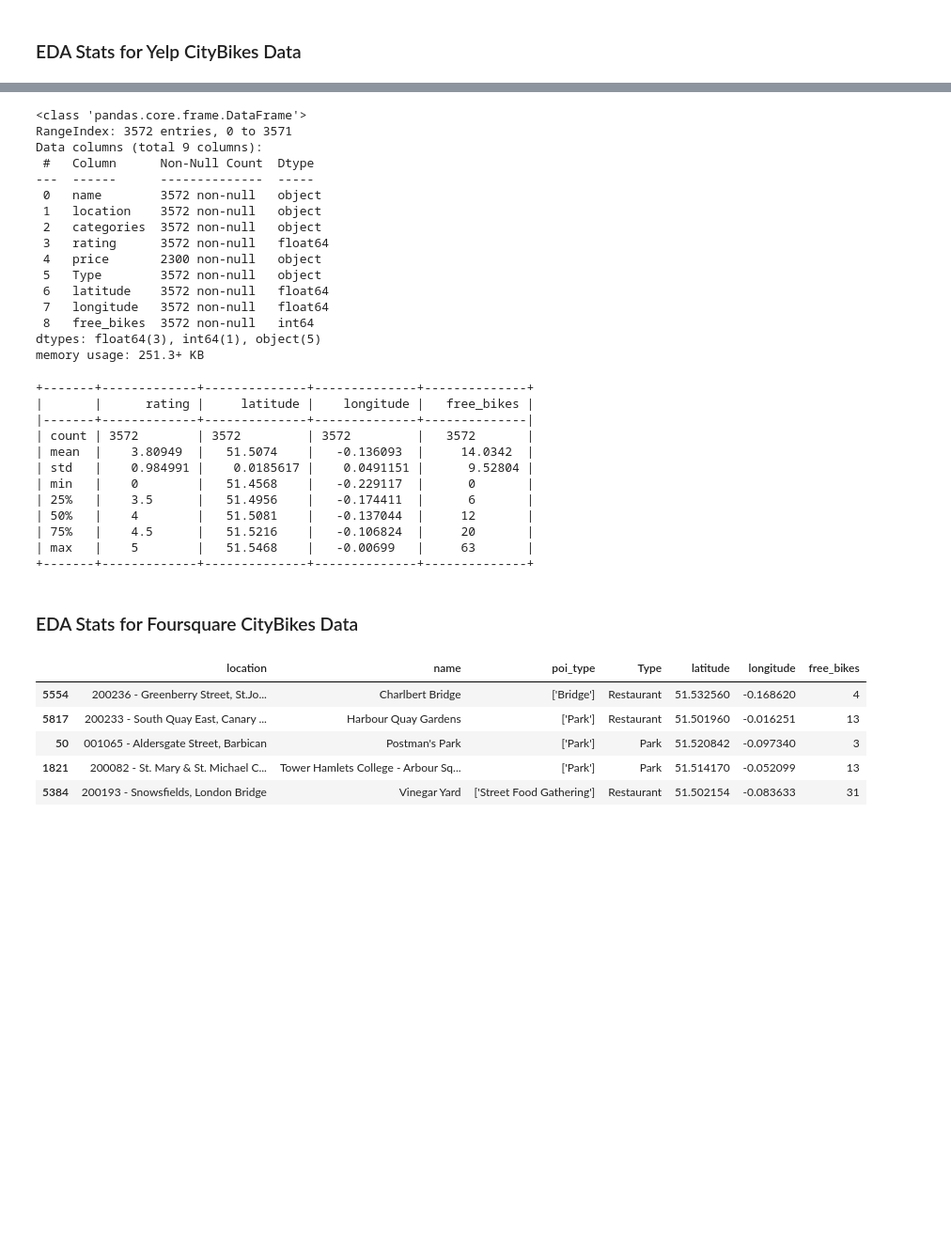
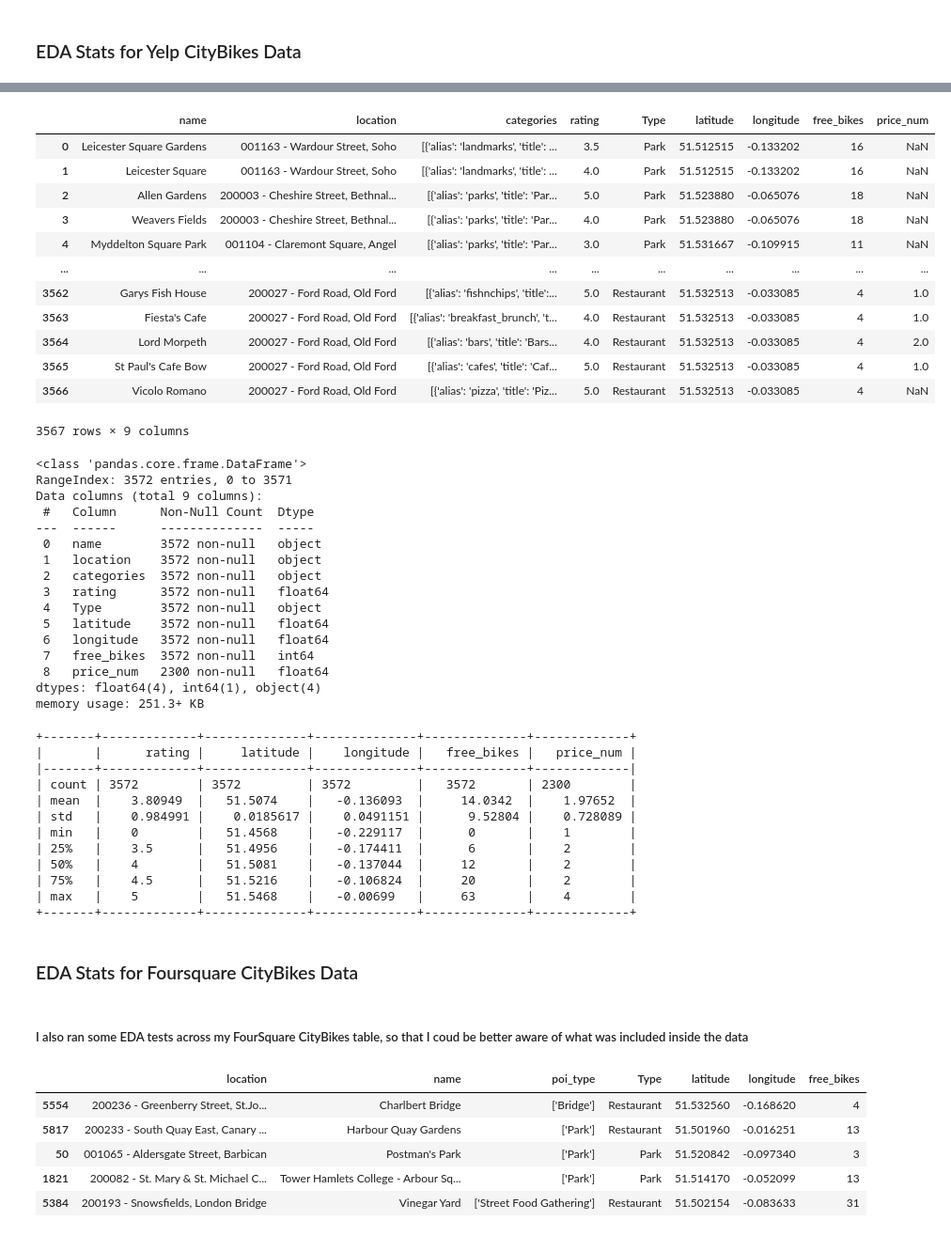
Before and after one commit to Brittanysacha/Statistical-Modelling-of-CityBike-Locations-and-Points-of-Interest-in-London, a Jupyter notebook: notebooks/joining_data.ipynb, the cells around one changed output, grey strips where cells are left out. Shown: that part at 94% size. Saved outputs shown, nothing was run; the diff lists cells and outputs as text; code cells hidden in the pictures; blank space fills up the shorter version.

```diff
--- a/notebooks/joining_data.ipynb
+++ b/notebooks/joining_data.ipynb
@@ -114,3 +98,28 @@ yelp_citybikes.head()
+# %%
+# I wanted to convert the price values to numbers so they could be analized
+
+# Create a new column 'price_num' with converted price values
+yelp_citybikes['price_num'] = yelp_citybikes['price'].replace({'£': 1, '££': 2, '£££': 3, '££££': 4})
+
+#Drop old price column
+yelp_citybikes = yelp_citybikes.drop('price', axis=1)
+
+# Print the first 10 rows of the DataFrame to check if the new column is added
+yelp_citybikes.head(-5)
+# %% [output]
+|  | name | location | categories | rating | Type | latitude | longitude | free_bikes | price_num |
+| 0 | Leicester Square Gardens | 001163 - Wardour Street, Soho | [{'alias': 'landmarks', 'title': ... | 3.5 | Park | 51.512515 | -0.133202 | 16 | NaN |
+| 1 | Leicester Square | 001163 - Wardour Street, Soho | [{'alias': 'landmarks', 'title': ... | 4.0 | Park | 51.512515 | -0.133202 | 16 | NaN |
+| 2 | Allen Gardens | 200003 - Cheshire Street, Bethnal... | [{'alias': 'parks', 'title': 'Par... | 5.0 | Park | 51.523880 | -0.065076 | 18 | NaN |
+| 3 | Weavers Fields | 200003 - Cheshire Street, Bethnal... | [{'alias': 'parks', 'title': 'Par... | 4.0 | Park | 51.523880 | -0.065076 | 18 | NaN |
+| 4 | Myddelton Square Park | 001104 - Claremont Square, Angel | [{'alias': 'parks', 'title': 'Par... | 3.0 | Park | 51.531667 | -0.109915 | 11 | NaN |
+| ... | ... | ... | ... | ... | ... | ... | ... | ... | ... |
+| 3562 | Garys Fish House | 200027 - Ford Road, Old Ford | [{'alias': 'fishnchips', 'title':... | 5.0 | Restaurant | 51.532513 | -0.033085 | 4 | 1.0 |
+| 3563 | Fiesta's Cafe | 200027 - Ford Road, Old Ford | [{'alias': 'breakfast_brunch', 't... | 4.0 | Restaurant | 51.532513 | -0.033085 | 4 | 1.0 |
+| 3564 | Lord Morpeth | 200027 - Ford Road, Old Ford | [{'alias': 'bars', 'title': 'Bars... | 4.0 | Restaurant | 51.532513 | -0.033085 | 4 | 2.0 |
+| 3565 | St Paul's Cafe Bow | 200027 - Ford Road, Old Ford | [{'alias': 'cafes', 'title': 'Caf... | 5.0 | Restaurant | 51.532513 | -0.033085 | 4 | 1.0 |
+| 3566 | Vicolo Romano | 200027 - Ford Road, Old Ford | [{'alias': 'pizza', 'title': 'Piz... | 5.0 | Restaurant | 51.532513 | -0.033085 | 4 | NaN |
+3567 rows × 9 columns
 # %%
 # Print Data Info to check for nulls and object types
 print(tabulate(yelp_citybikes.info(), headers='keys', tablefmt='fancy_grid', showindex=False))
@@ -124,21 +133,18 @@ Data columns (total 9 columns):
  1   location    3572 non-null   object
  2   categories  3572 non-null   object
  3   rating      3572 non-null   float64
- 4   price       2300 non-null   object
- 5   Type        3572 non-null   object
- 6   latitude    3572 non-null   float64
- 7   longitude   3572 non-null   float64
- 8   free_bikes  3572 non-null   int64
-dtypes: float64(3), int64(1), object(5)
+ 4   Type        3572 non-null   object
+ 5   latitude    3572 non-null   float64
+ 6   longitude   3572 non-null   float64
+ 7   free_bikes  3572 non-null   int64
+ 8   price_num   2300 non-null   float64
+dtypes: float64(4), int64(1), object(4)
 memory usage: 251.3+ KB
 # %%
-#
-#
-
-# Assuming that your DataFrame is called `df`
+# Data I want to look at set as a variable
 yelp_descrip = yelp_citybikes.describe()
 
-# Rename the columns to be more descriptive
+# Renaming the columns to be more descriptive
 yelp_descrip = yelp_descrip.rename(columns={
     'count': 'Number of observations',
     'mean': 'Mean value',
@@ -150,26 +156,28 @@ yelp_descrip = yelp_descrip.rename(columns={
     'max': 'Maximum value'
 })
 
-# Add color to latitude and longitude columns
+# Adding color to latitude and longitude columns - as they are not relavent to summary stats.
 for col in ['latitude', 'longitude']:
     yelp_descrip[col] = yelp_descrip[col].apply(lambda x: f'{Fore.RED}{x}{Style.RESET_ALL}')
 
 print(tabulate(yelp_descrip, headers='keys', tablefmt='psql'))
 # %% [output]
-+-------+-------------+--------------+--------------+--------------+
-|       |      rating |     latitude |    longitude |   free_bikes |
-|-------+-------------+--------------+--------------+--------------|
-| count | 3572        | 3572         | 3572         |   3572       |
-| mean  |    3.80949  |   51.5074    |   -0.136093  |     14.0342  |
-| std   |    0.984991 |    0.0185617 |    0.0491151 |      9.52804 |
-| min   |    0        |   51.4568    |   -0.229117  |      0       |
-| 25%   |    3.5      |   51.4956    |   -0.174411  |      6       |
-| 50%   |    4        |   51.5081    |   -0.137044  |     12       |
-| 75%   |    4.5      |   51.5216    |   -0.106824  |     20       |
-| max   |    5        |   51.5468    |   -0.00699   |     63       |
-+-------+-------------+--------------+--------------+--------------+
++-------+-------------+--------------+--------------+--------------+-------------+
+|       |      rating |     latitude |    longitude |   free_bikes |   price_num |
+|-------+-------------+--------------+--------------+--------------+-------------|
+| count | 3572        | 3572         | 3572         |   3572       | 2300        |
+| mean  |    3.80949  |   51.5074    |   -0.136093  |     14.0342  |    1.97652  |
+| std   |    0.984991 |    0.0185617 |    0.0491151 |      9.52804 |    0.728089 |
+| min   |    0        |   51.4568    |   -0.229117  |      0       |    1        |
+| 25%   |    3.5      |   51.4956    |   -0.174411  |      6       |    2        |
+| 50%   |    4        |   51.5081    |   -0.137044  |     12       |    2        |
+| 75%   |    4.5      |   51.5216    |   -0.106824  |     20       |    2        |
+| max   |    5        |   51.5468    |   -0.00699   |     63       |    4        |
++-------+-------------+--------------+--------------+--------------+-------------+
 # %% [markdown]
 ### EDA Stats for Foursquare CityBikes Data
+# %% [markdown]
+##### I also ran some EDA tests across my FourSquare CityBikes table, so that I coud be better aware of what was included inside the data
 # %%
 # print first 5 rows of the data to check completeness
 foursquare_citybikes.head(5)
```
Also changed, not shown: parts of 6 cells of this notebook, 3 other files.
